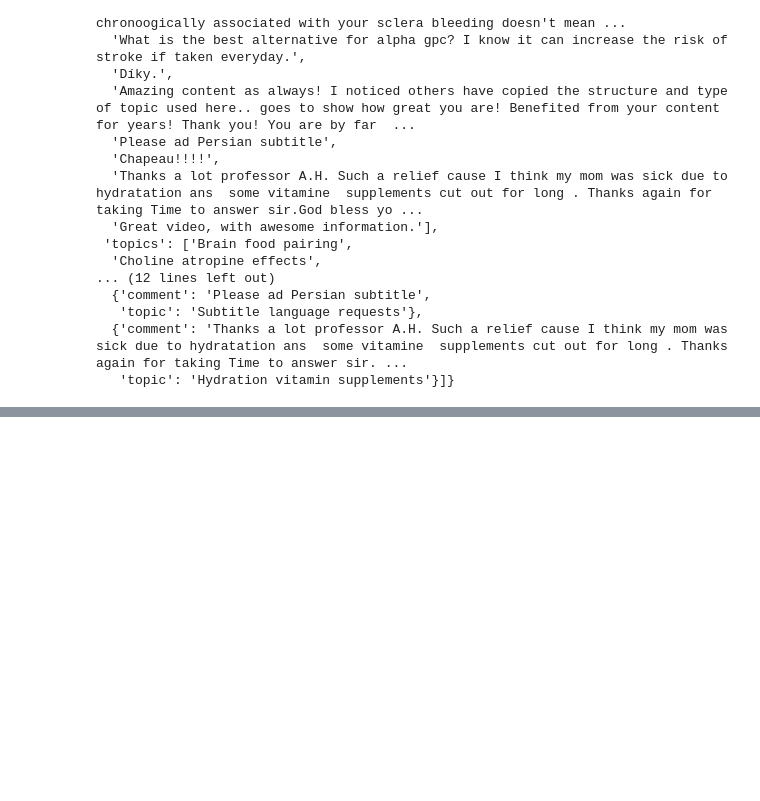
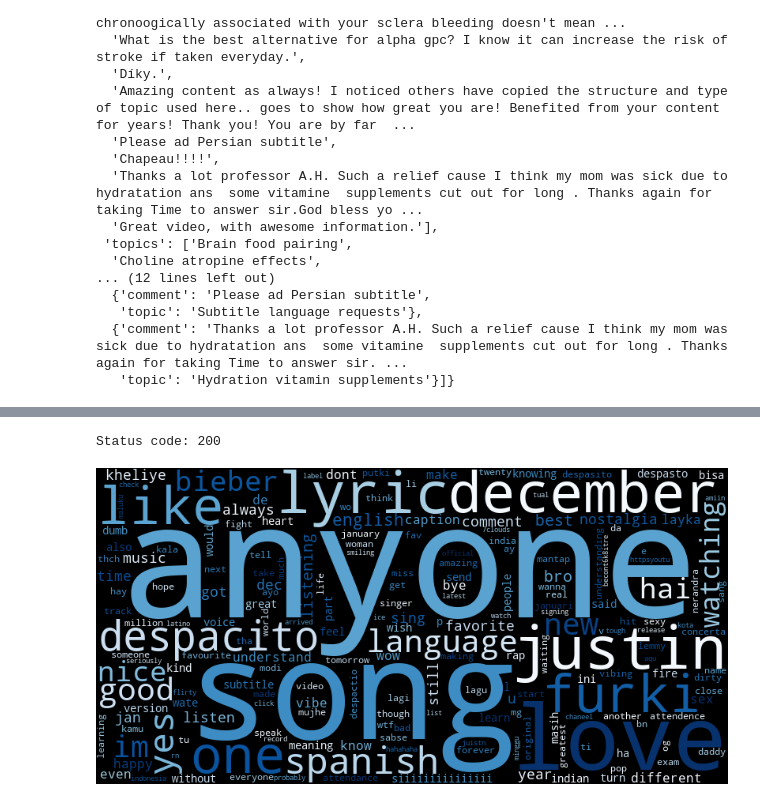
Before and after one commit to Pranay5519/yt-comment-sentiments-analysis-streamlit, a Jupyter notebook: testing.ipynb, the cells around one changed output, grey strips where cells are left out. Saved outputs shown, nothing was run; the diff lists cells and outputs as text; code cells hidden in the pictures; blank space fills up the shorter version.

```diff
--- a/testing.ipynb
+++ b/testing.ipynb
@@ -290,0 +335,22 @@ result
+# %%
+import os
+import requests
+api_key = os.getenv("YOUTUBE_API_KEY")
+url = "http://127.0.0.1:8000/fetch_comments"
+
+payload = {
+  "video_id": "TfkP5ubz1z4",
+  "api_key": api_key,
+  "max_comments": 500
+}
+
+headers = {
+    "Content-Type": "application/json"
+}
+
+response = requests.post(url, json=payload, headers=headers)
+
+print("Status code:", response.status_code)
+print("Response JSON:")
+comments = response.json()
+print(comments)
@@ -290,0 +447,22 @@ result
+# %%
+import requests
+from IPython.display import Image, display
+url = "http://127.0.0.1:8000/generate_wordcloud"
+
+payload = {
+  "comments" : comments
+}
+headers = {
+    "Content-Type": "application/json"
+}
+
+response = requests.post(url, json=payload, headers=headers)
+
+print("Status code:", response.status_code)
+if response.status_code == 200:
+    display(Image(data=response.content))
+else:
+    print(response.text)
+# %% [output]
+Status code: 200
+[figure, added]
```
Also changed, not shown: parts of 15 cells of this notebook, 5 other files.
